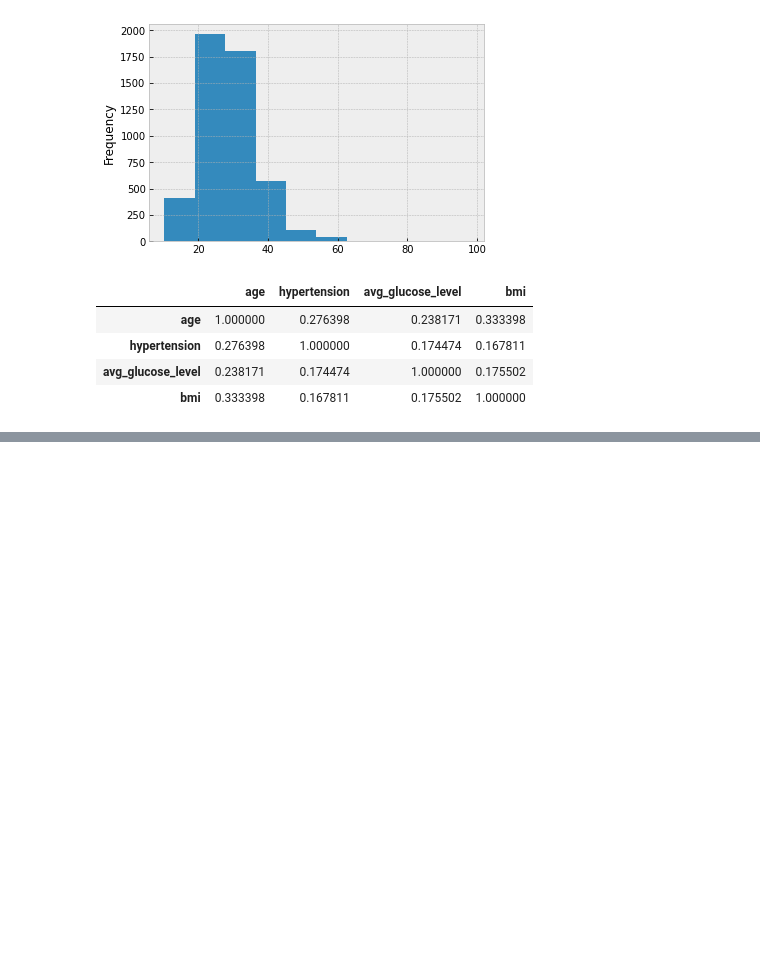
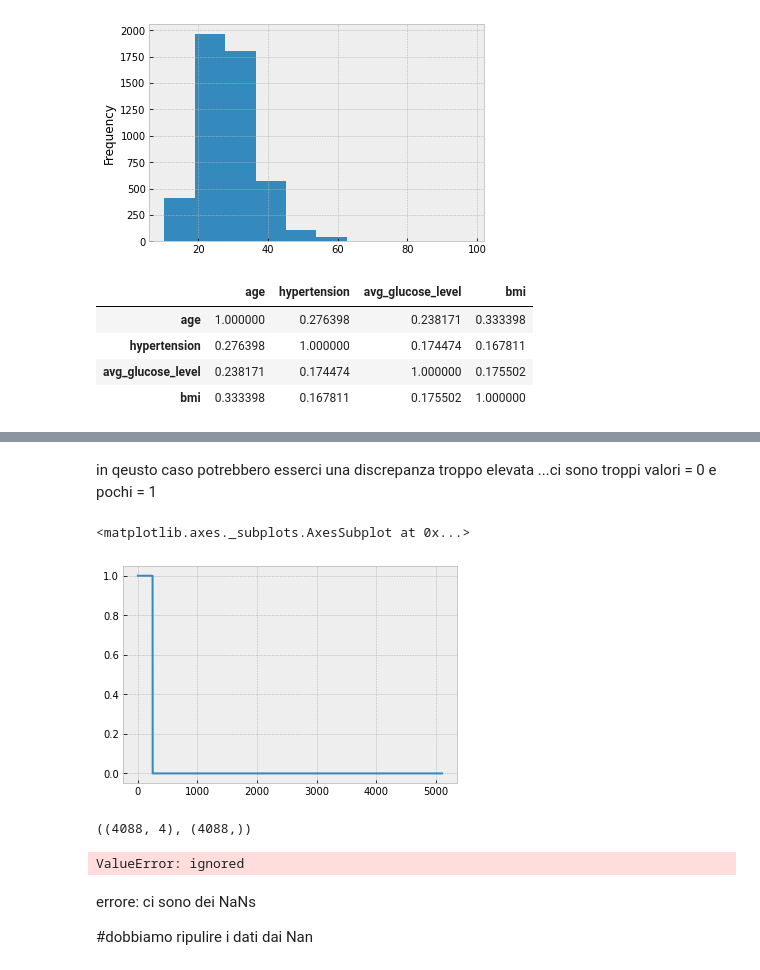
Before and after one commit to MatteoGhizzi/MLPNS2021, a Jupyter notebook: LEZ13_KNearestNeighbors.ipynb, the cells around one changed output, grey strips where cells are left out. Drawn from its saved outputs; the diff is of its cells as text; code cells hidden in the pictures; blank space fills up the shorter version.

```diff
--- a/LEZ13_KNearestNeighbors.ipynb
+++ b/LEZ13_KNearestNeighbors.ipynb
@@ -171,0 +188,27 @@ pl.colorbar()
+# %% [markdown]
+in qeusto caso potrebbero esserci una discrepanza troppo elevata ...ci sono troppi valori = 0 e pochi = 1
+# %%
+datain.stroke.plot()
+# %% [output]
+<matplotlib.axes._subplots.AxesSubplot at 0x...>
+[figure, added]
+# %%
+#facciamo lo split in train set and test set
+X_train, X_test, y_train, y_test = train_test_split(dataClean,
+                    datain.stroke, test_size=0.2, shuffle=True, random_state=1)
+X_train.shape, y_train.shape
+# %% [output]
+((4088, 4), (4088,))
+# %%
+from sklearn.neighbors import KNeighborsClassifier
+# si crea il classificatore, decidendo quanti primi vicini valutare
+# 3 in questo caso non ha un particolare motivo
+knn = KNeighborsClassifier(n_neighbors = 3)
+# Fit the classifier to the data
+knn.fit(X_train, y_train)
+# %% [output]
+ValueError: ignored
+# %% [markdown]
+errore: ci sono dei NaNs
+
+#dobbiamo ripulire i dati dai Nan
```
Also changed, not shown: parts of 45 cells of this notebook.
